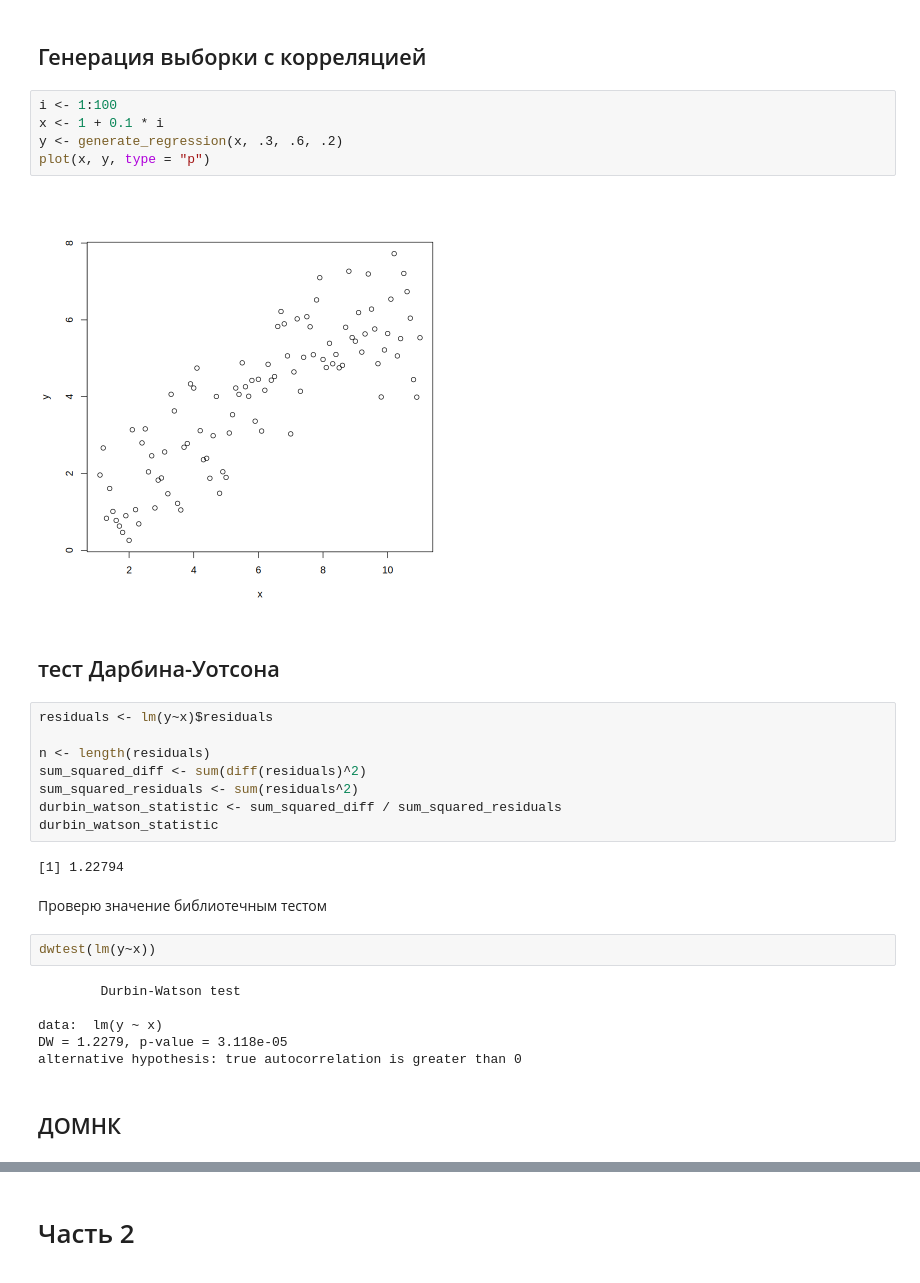
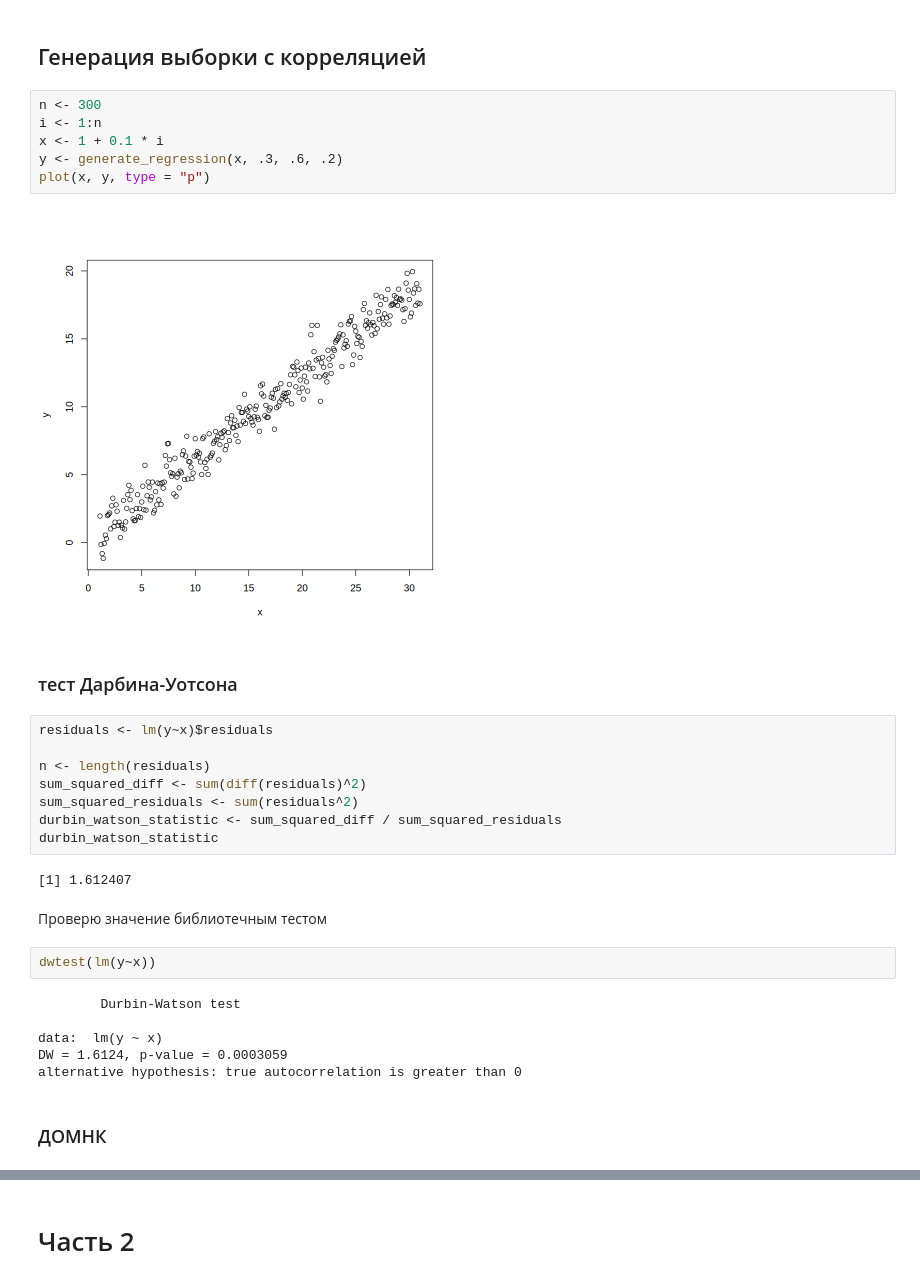
Before and after one commit to Amatikay/Econometrics_labs, a Jupyter notebook: Semester2/Lab-1/main.ipynb, the cells around one changed output, grey strips where cells are left out. Cells and saved outputs as stored; diff of their text form.

```diff
--- a/Semester2/Lab-1/main.ipynb
+++ b/Semester2/Lab-1/main.ipynb
@@ -36,14 +46,15 @@ generate_regression <- function(x, a, b, lambda){
 # %% [markdown]
 ## Генерация выборки с корреляцией
 # %%
-i <- 1:100
+n <- 300
+i <- 1:n
 x <- 1 + 0.1 * i
 y <- generate_regression(x, .3, .6, .2)
 plot(x, y, type = "p")
 # %% [output]
-[figure, old version]
+[figure, new version]
 # %% [markdown]
-## тест Дарбина-Уотсона
+### тест Дарбина-Уотсона
 # %%
 residuals <- lm(y~x)$residuals
 
@@ -53,7 +64,7 @@ sum_squared_residuals <- sum(residuals^2)
 durbin_watson_statistic <- sum_squared_diff / sum_squared_residuals
 durbin_watson_statistic
 # %% [output]
-[1] 1.22794
+[1] 1.612407
 # %% [markdown]
 Проверю значение библиотечным тестом
 # %%
@@ -62,10 +73,10 @@ dwtest(lm(y~x))
         Durbin-Watson test
 
 data:  lm(y ~ x)
-DW = 1.2279, p-value = 3.118e-05
+DW = 1.6124, p-value = 0.0003059
 alternative hypothesis: true autocorrelation is greater than 0
 # %% [markdown]
-## ДОМНК
+### ДОМНК
 # %%
 X <- cbind(1, x)
 teta <- solve(t(X) %*% X) %*% t(X) %*% y
```
Also changed, not shown: parts of 12 cells of this notebook, 1 other file.
